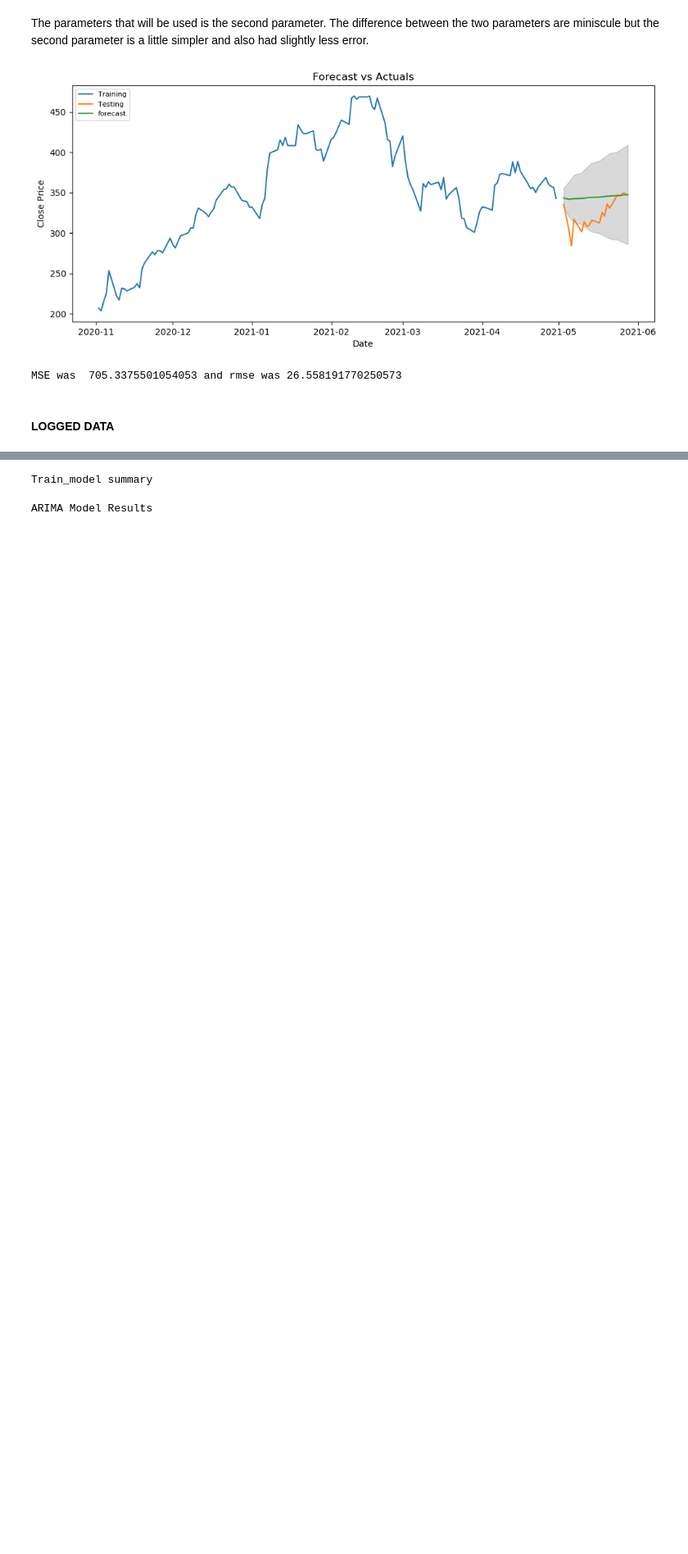
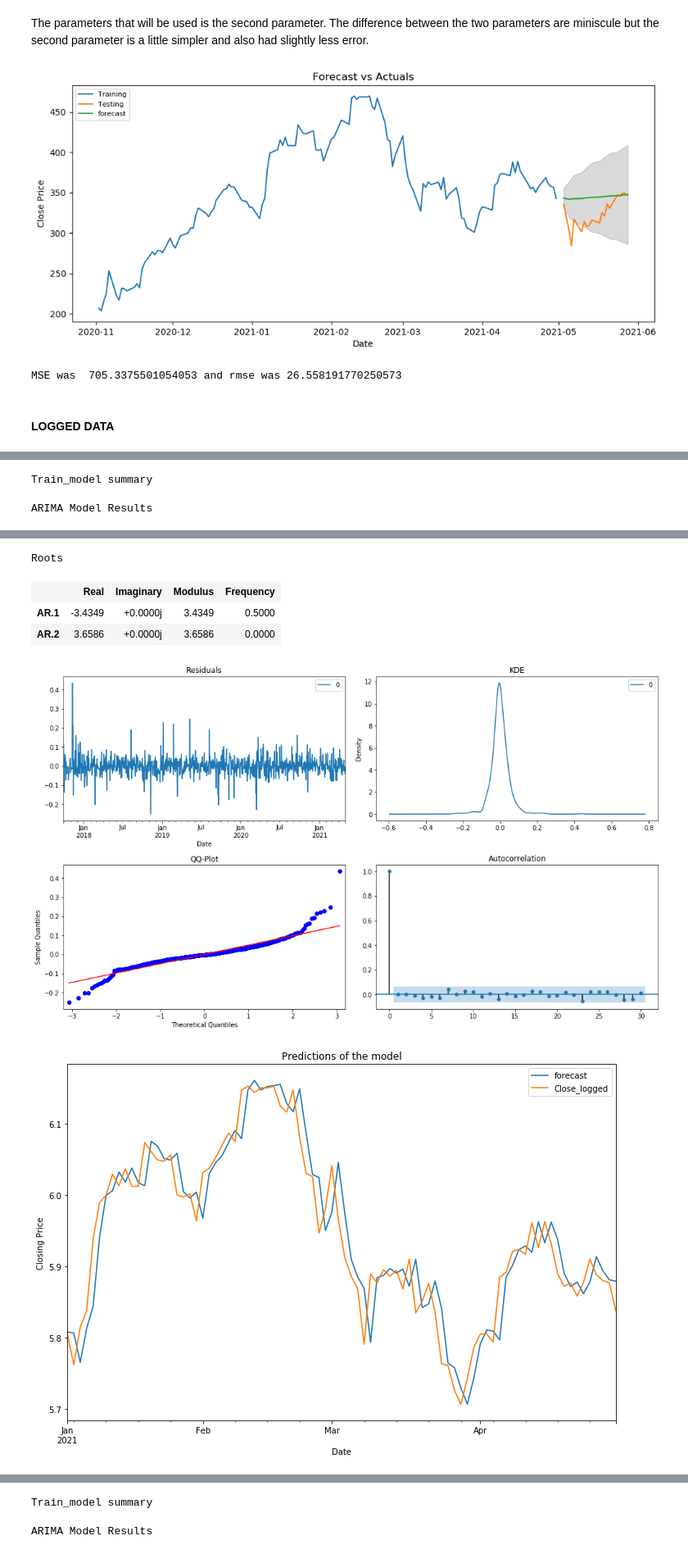
Before and after one commit to stevenkyle2013/Capstone, a Jupyter notebook: Main.ipynb, the cells around one changed output, grey strips where cells are left out. Shown at 82% size. Saved outputs shown, nothing was run; the diff lists cells and outputs as text; code cells hidden in the pictures; blank space fills up the shorter version.

```diff
--- a/Main.ipynb
+++ b/Main.ipynb
@@ -1182,0 +1216,6 @@ MSE was  705.3375501054053 and rmse was 26.558191770250573
+# %%
+# Testing the Second set of parameters
+ArimaModelDiagnostics(Train['Close_logged'], order=logged_order_2, pred_start='2021-01-01')
+# %% [output]
+Train_model summary
+ARIMA Model Results
@@ -1182,0 +1233,6 @@ MSE was  705.3375501054053 and rmse was 26.558191770250573
+Roots
+|  | Real | Imaginary | Modulus | Frequency |
+| AR.1 | -3.4349 | +0.0000j | 3.4349 | 0.5000 |
+| AR.2 | 3.6586 | +0.0000j | 3.6586 | 0.0000 |
+[figure, added]
+[figure, added]
```
Also changed, not shown: parts of 16 cells of this notebook.
